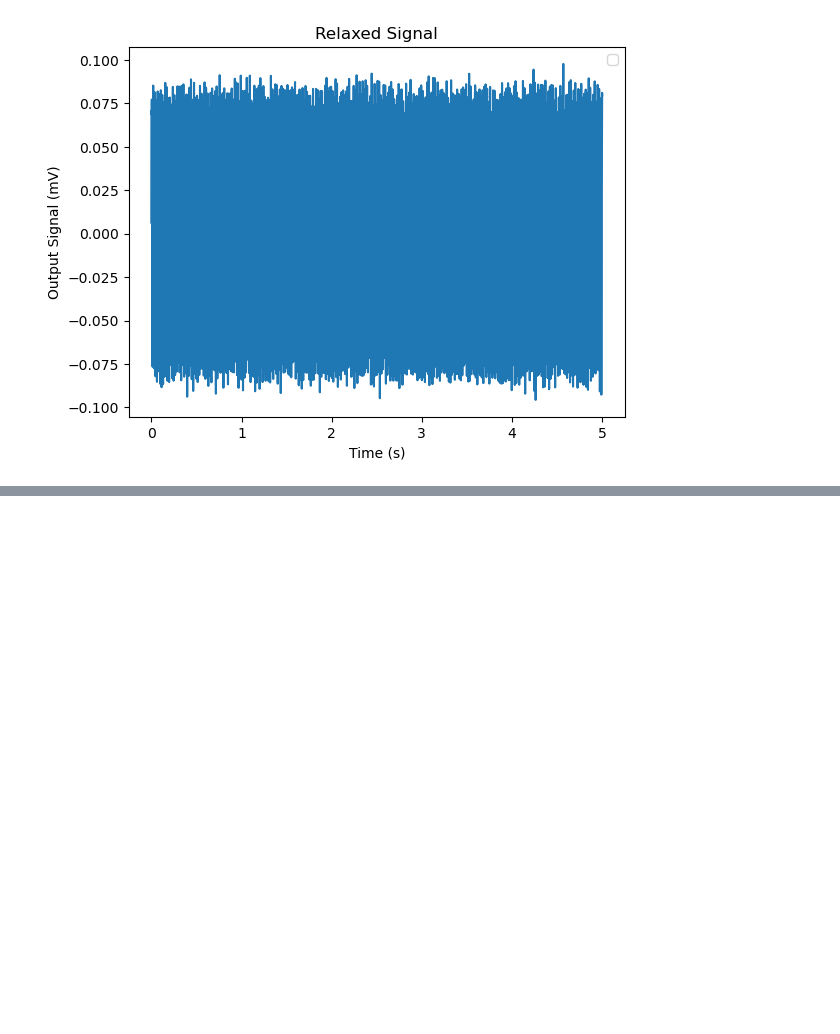
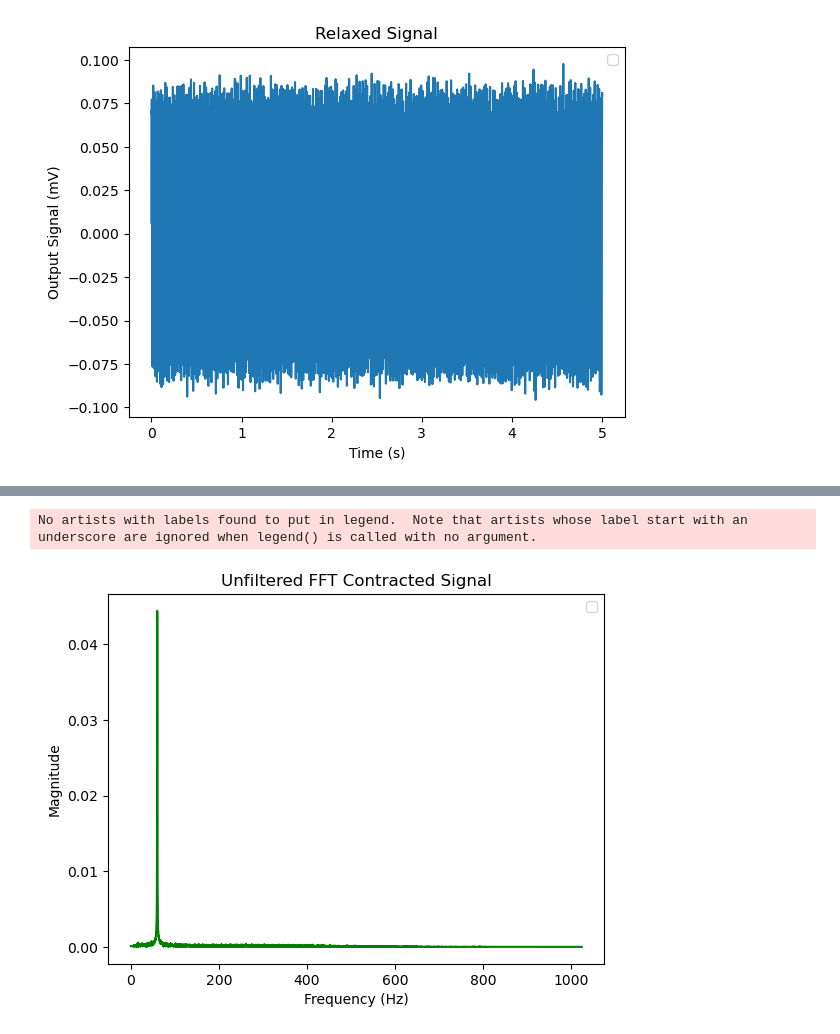
Before and after one commit to Ryan-Jing/EMG-Filter, a Jupyter notebook: EMG_Filter.ipynb, the cells around one changed output, grey strips where cells are left out. Cells and saved outputs as stored; diff of their text form; code cells hidden in the pictures; blank space fills up the shorter version.

```diff
--- a/EMG_Filter.ipynb
+++ b/EMG_Filter.ipynb
@@ -172,3 +212,13 @@ No artists with labels found to put in legend.  Note that artists whose label st
+# %%
+plt.plot(xf ,yfr, color = 'green')
+plt.xlabel('Frequency (Hz)')
+plt.ylabel('Magnitude')
+plt.title('Unfiltered FFT Contracted Signal')
+plt.legend()
+plt.show()
+# %% [output]
+No artists with labels found to put in legend.  Note that artists whose label start with an underscore are ignored when legend() is called with no argument.
+[figure, added]
 # %%
 relaxedFilterPath = './Output_Files/relaxedFilterOut.csv'
 contractedFilterPath = './Output_Files/contractFilterOut.csv'
```
Also changed, not shown: parts of 10 cells of this notebook.
